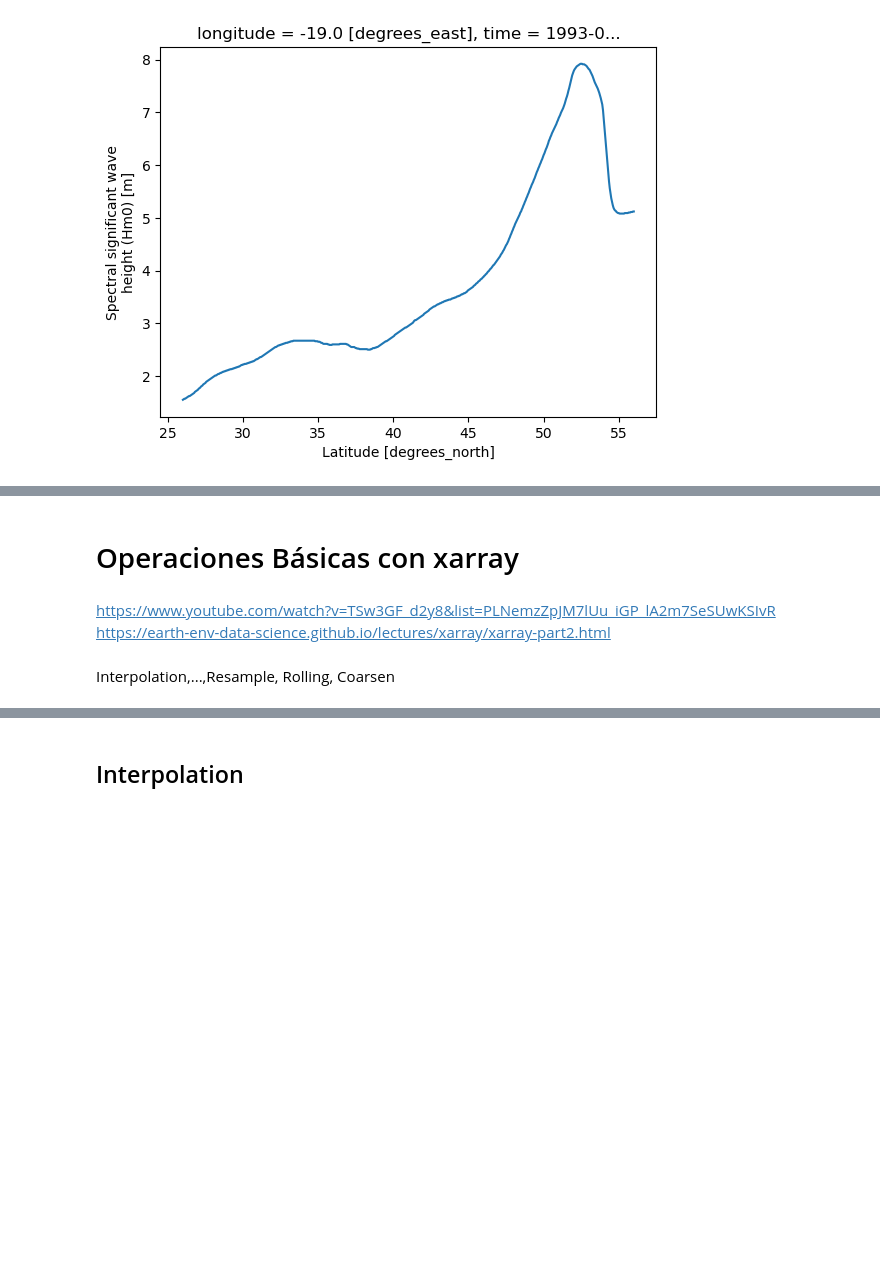
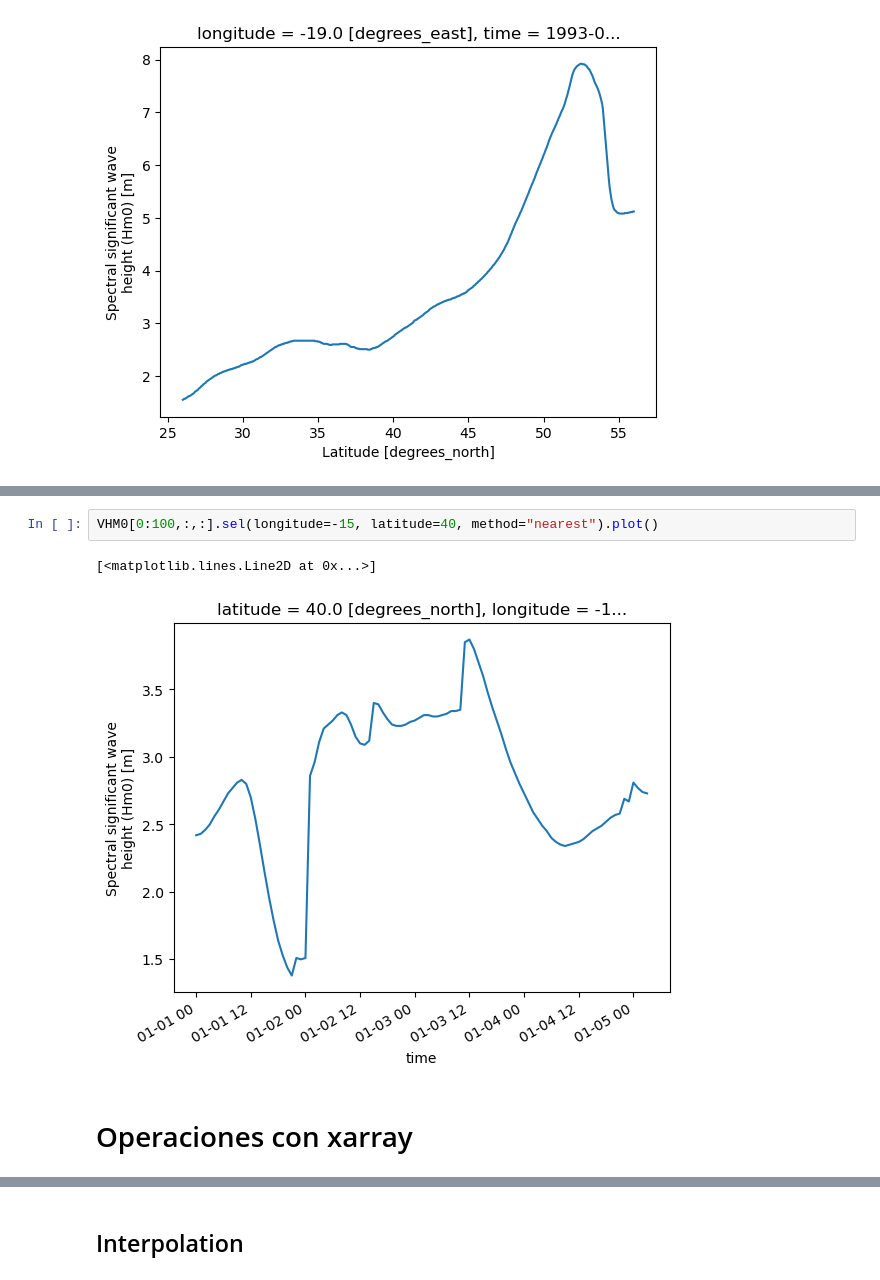
Before and after one commit to aturlione/curso_opendap_xarray, a Jupyter notebook: opendap_xarray.ipynb, the cells around one changed output, grey strips where cells are left out. Drawn from its saved outputs; the diff is of its cells as text; blank space fills up the shorter version.

```diff
--- a/opendap_xarray.ipynb
+++ b/opendap_xarray.ipynb
@@ -145,7 +186,7 @@ VHM0.sel(time='2021-12-30T23:00:00').plot()
+# %%
+VHM0[0:100,:,:].sel(longitude=-15, latitude=40, method="nearest").plot()
+# %% [output]
+[<matplotlib.lines.Line2D at 0x...>]
+[figure, added]
 # %% [markdown]
-# Operaciones Básicas con xarray
+# Operaciones con xarray
-# %% [markdown]
-https://www.youtube.com/watch?v=TSw3GF_d2y8&list=PLNemzZpJM7lUu_iGP_lA2m7SeSUwKSIvR
-https://earth-env-data-science.github.io/lectures/xarray/xarray-part2.html
-# %% [markdown]
-Interpolation,...,Resample, Rolling, Coarsen
```
Also changed, not shown: parts of 34 cells of this notebook.
